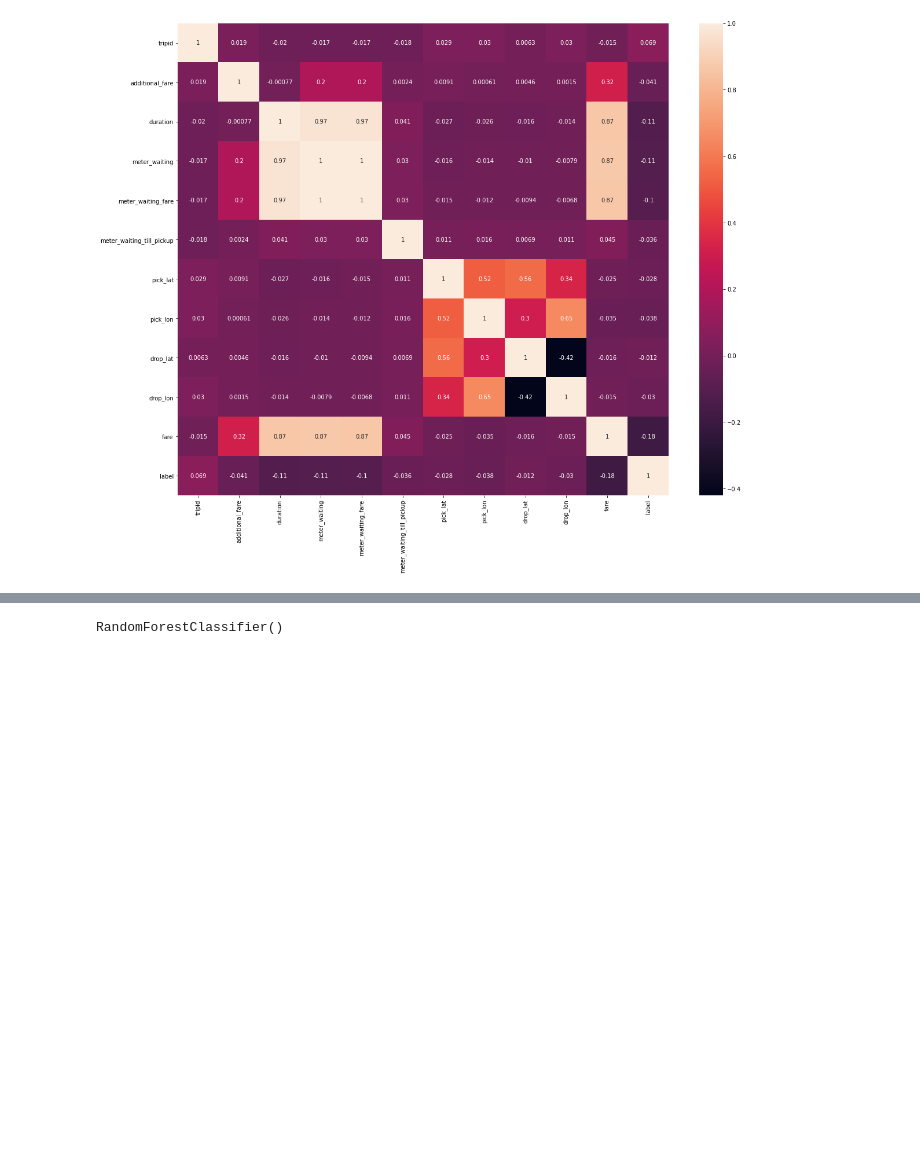
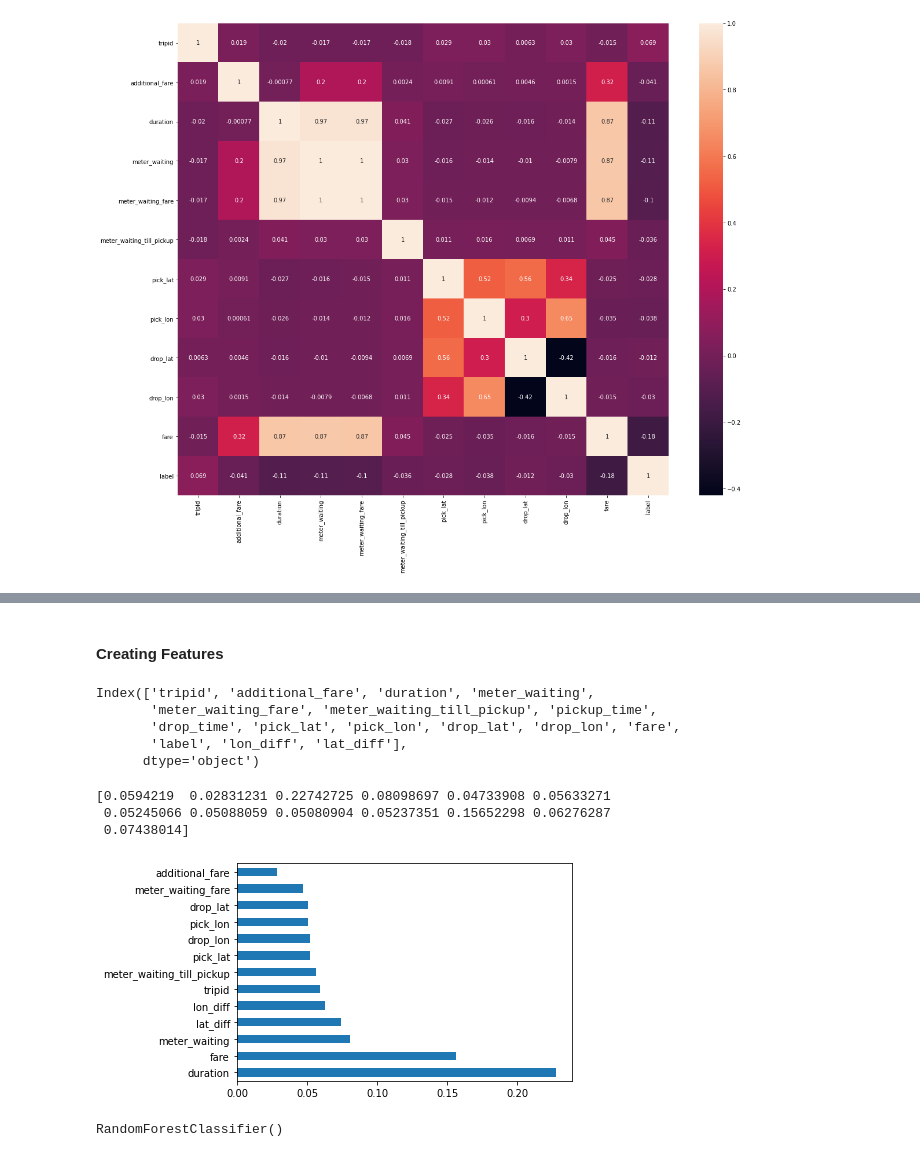
Before and after one commit to PivithuruThejan/ride-fare, a Jupyter notebook: Model.ipynb, the cells around one changed output, grey strips where cells are left out. Drawn from its saved outputs; the diff is of its cells as text; code cells hidden in the pictures; blank space fills up the shorter version.

```diff
--- a/Model.ipynb
+++ b/Model.ipynb
@@ -160,2 +160,33 @@ feature_importances
+# %% [markdown]
+#### Creating Features
+# %%
+train["lon_diff"] = train["drop_lon"] - train["pick_lon"]
+train["lat_diff"] = train["drop_lat"] - train["pick_lat"]
+train.columns
+# %% [output]
+Index(['tripid', 'additional_fare', 'duration', 'meter_waiting',
+       'meter_waiting_fare', 'meter_waiting_till_pickup', 'pickup_time',
+       'drop_time', 'pick_lat', 'pick_lon', 'drop_lat', 'drop_lon', 'fare',
+       'label', 'lon_diff', 'lat_diff'],
+      dtype='object')
+# %%
+x = train[[ 'tripid', 'additional_fare', 'duration', 'meter_waiting',
+       'meter_waiting_fare', 'meter_waiting_till_pickup', 'pick_lat', 'pick_lon', 'drop_lat', 'drop_lon', 'fare', 'lon_diff', 'lat_diff']]
+y = train[['label']]
+# %%
+
+import matplotlib.pyplot as plt
+model = RandomForestClassifier()
+model.fit(x,y)
+print(model.feature_importances_) #use inbuilt class feature_importances of tree based classifiers
+#plot graph of feature importances for better visualization
+feat_importances = pd.Series(model.feature_importances_, index=x.columns)
+feat_importances.nlargest(15).plot(kind='barh')
+plt.show()
+# %% [output]
+[0.0594219  0.02831231 0.22742725 0.08098697 0.04733908 0.05633271
+ 0.05245066 0.05088059 0.05080904 0.05237351 0.15652298 0.06276287
+ 0.07438014]
+[figure, added]
 # %%
 features = ['additional_fare', 'duration', 'meter_waiting',
```
Also changed, not shown: parts of 7 cells of this notebook, 1 other file.
